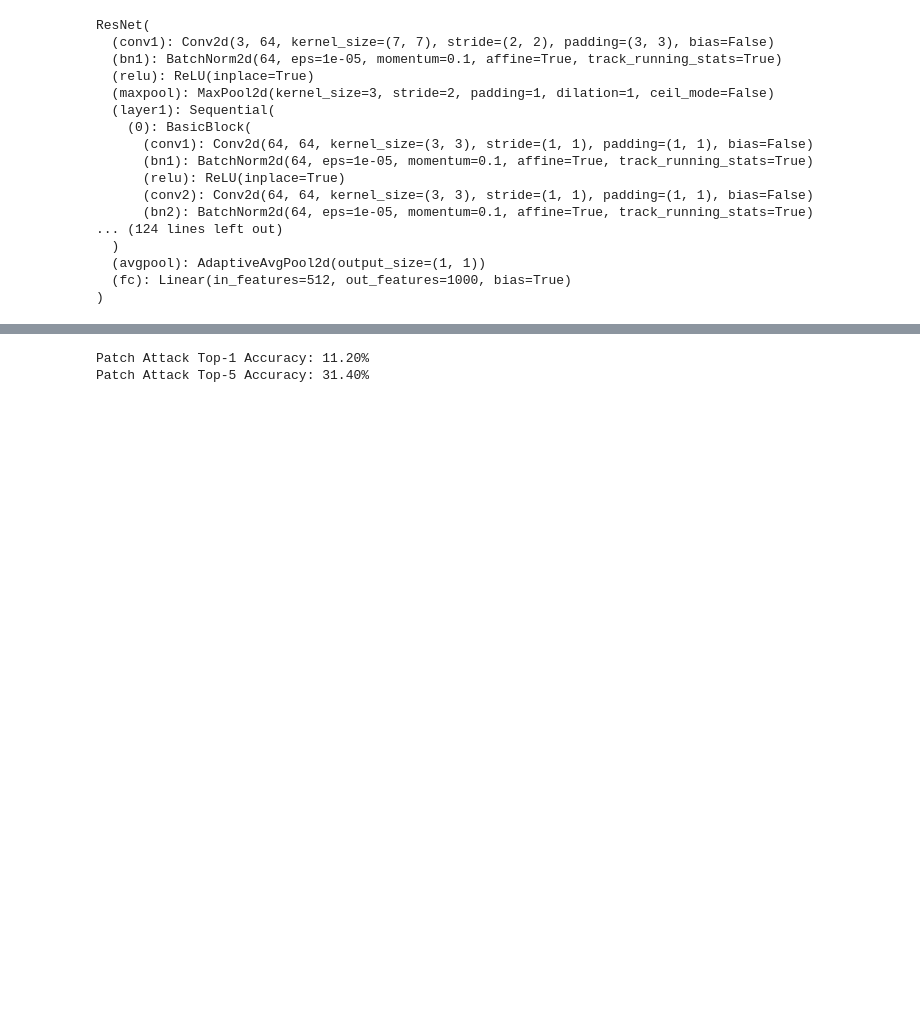
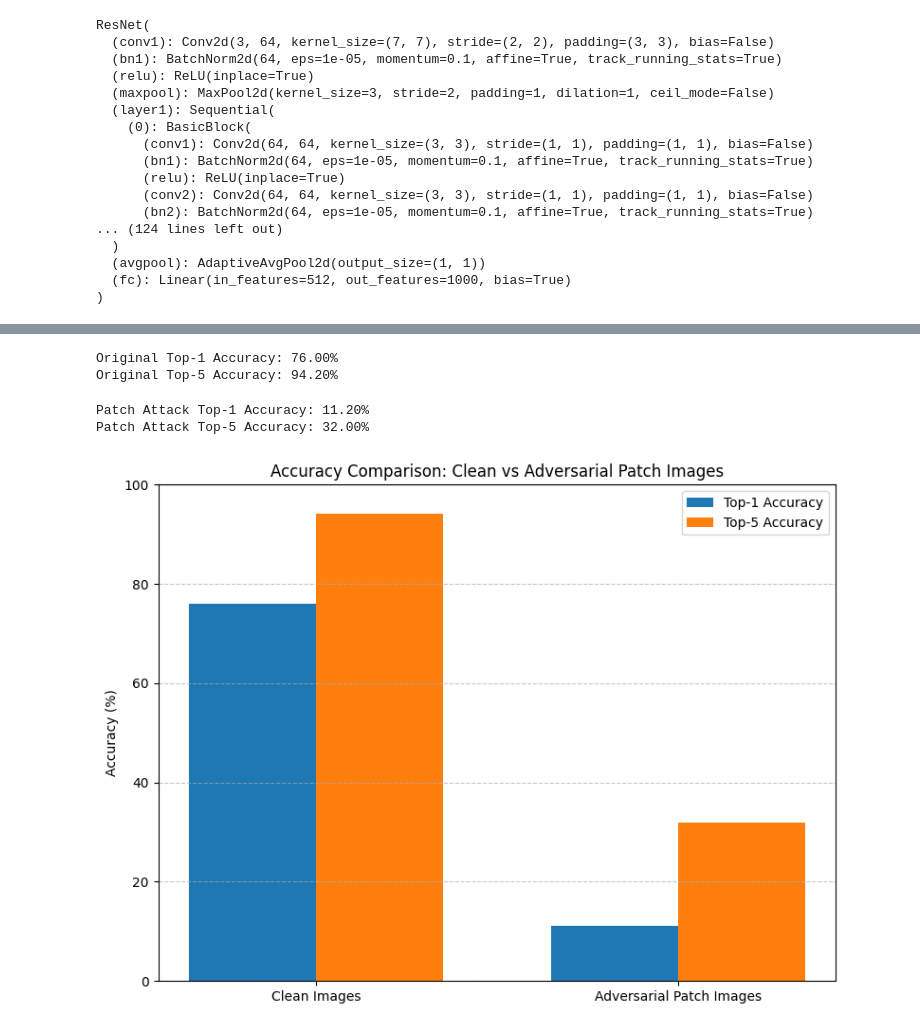
Before and after one commit to samridhsri/deep-learning-project-3, a Jupyter notebook: notebooks/task4.ipynb, the cells around one changed output, grey strips where cells are left out. Saved outputs shown, nothing was run; the diff lists cells and outputs as text; code cells hidden in the pictures; blank space fills up the shorter version.

Commit message:
Graph added to task 4 notebook

```diff
--- a/notebooks/task4.ipynb
+++ b/notebooks/task4.ipynb
@@ -194,7 +195,7 @@ for index, (image, label) in enumerate(tqdm(dataloader, desc="Applying PGD Patch
 
     # Save adversarial image
     output_path = os.path.join(ADV_DATASET_PATH, f"{index:04d}.png")
-    torchvision.utils.save_image(
+    save_image(
         inv_normalize(adv_image.squeeze().cpu()).clamp(0, 1),
         output_path
     )
@@ -286,3 +284,11 @@ Patch Attack Top-5 Accuracy: 31.40%
+# %%
+# Evaluate on original images
+top1_accuracy_og, top5_accuracy_og = evaluate_model(resnet34, dataloader)
+print(f"\nOriginal Top-1 Accuracy: {top1_accuracy_og:.2f}%")
+print(f"Original Top-5 Accuracy: {top5_accuracy_og:.2f}%")
+# %% [output]
+Original Top-1 Accuracy: 76.00%
+Original Top-5 Accuracy: 94.20%
 # %%
 # Evaluate on adversarial images
 top1_accuracy, top5_accuracy = evaluate_model(resnet34, adversarial_loader)
@@ -290,4 +296,25 @@ print(f"\nPatch Attack Top-1 Accuracy: {top1_accuracy:.2f}%")
 print(f"Patch Attack Top-5 Accuracy: {top5_accuracy:.2f}%")
 # %% [output]
 Patch Attack Top-1 Accuracy: 11.20%
-Patch Attack Top-5 Accuracy: 31.40%
+Patch Attack Top-5 Accuracy: 32.00%
+# %%
+labels = ['Clean Images', 'Adversarial Patch Images']
+top1_scores = [top1_accuracy_og, top1_accuracy]
+top5_scores = [top5_accuracy_og, top5_accuracy]
+
+x = range(len(labels))
+width = 0.35
+
+plt.figure(figsize=(8, 6))
+plt.bar([i - width/2 for i in x], top1_scores, width=width, label='Top-1 Accuracy')
+plt.bar([i + width/2 for i in x], top5_scores, width=width, label='Top-5 Accuracy')
+plt.ylabel('Accuracy (%)')
+plt.title('Accuracy Comparison: Clean vs Adversarial Patch Images')
+plt.xticks(x, labels)
+plt.ylim(0, 100)
+plt.legend()
+plt.grid(axis='y', linestyle='--', alpha=0.7)
+plt.tight_layout()
+plt.show()
+# %% [output]
+[figure, added]
```
Also changed, not shown: parts of 3 cells of this notebook.
